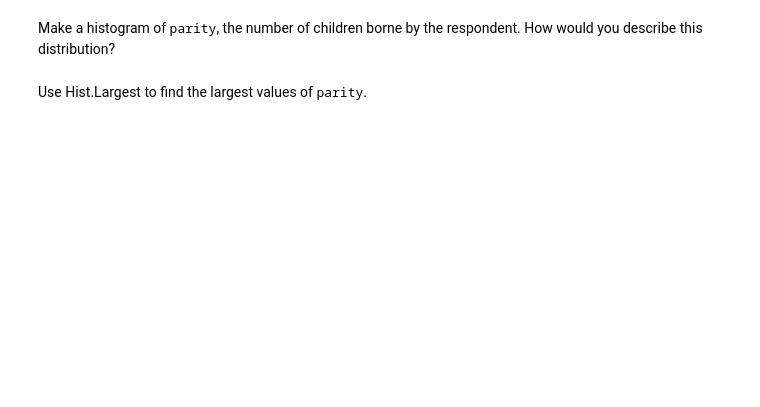
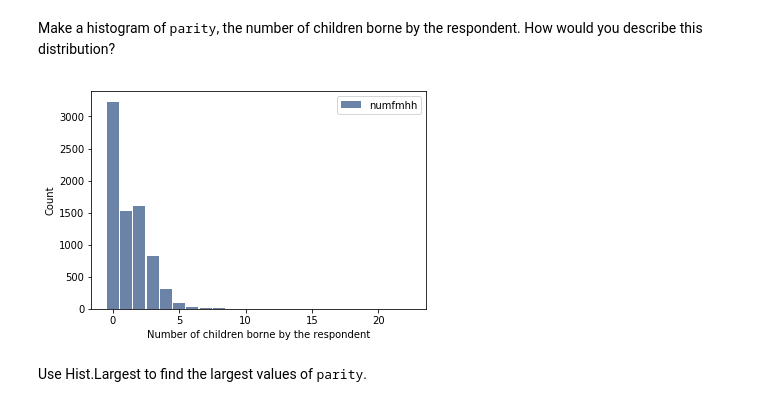
Before and after one commit to sameerank/ThinkStats2, a Jupyter notebook: code/chap02ex.ipynb, the cells around one changed output. Cells and saved outputs as stored; diff of their text form; code cells hidden in the pictures; blank space fills up the shorter version.

```diff
--- a/code/chap02ex.ipynb
+++ b/code/chap02ex.ipynb
@@ -276,3 +304,13 @@ Make a histogram of <tt>parity</tt>, the number of children borne by the respond
+# %%
+# Solution goes here
+
+# This distribution is skewed to the right (positive skew, long tail to the right)
+
+hist_parity = thinkstats2.Hist(resp.parity, label="numfmhh")
+thinkplot.Hist(hist_parity)
+thinkplot.Config(xlabel="Number of children borne by the respondent", ylabel='Count')
+# %% [output]
+[figure, added]
 # %% [markdown]
 Use Hist.Largest to find the largest values of <tt>parity</tt>.
 # %%
```
Also changed, not shown: parts of 18 cells of this notebook.
